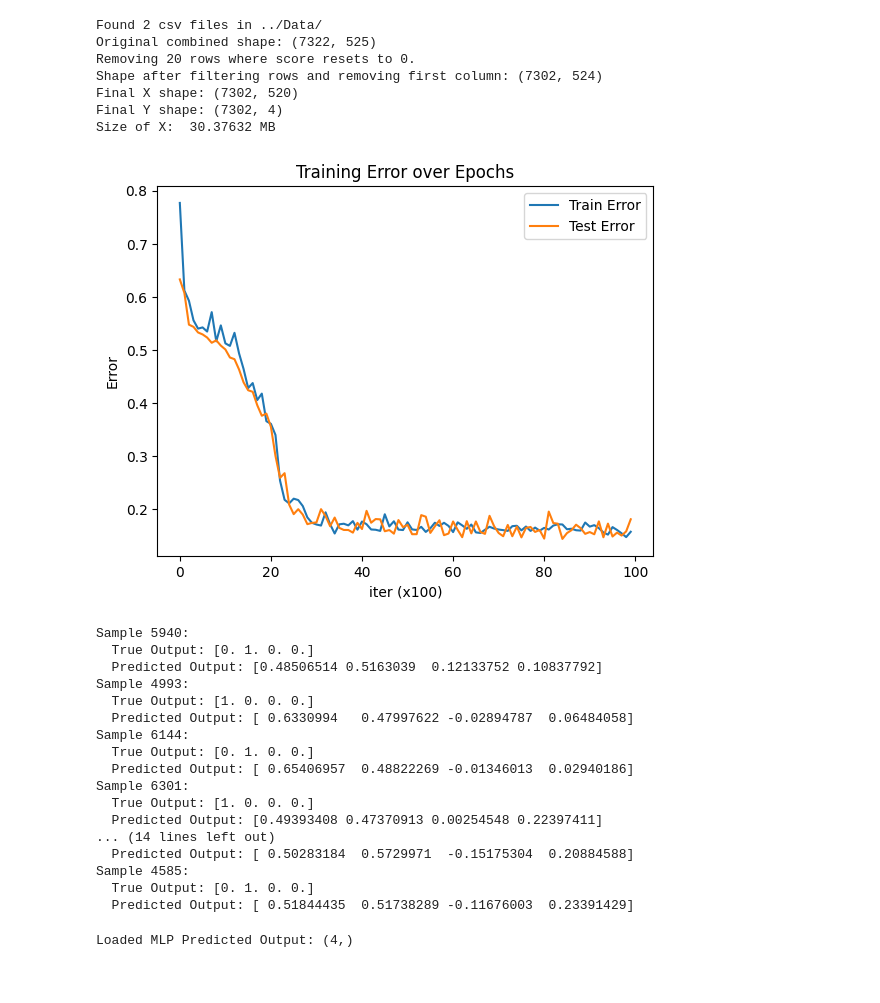
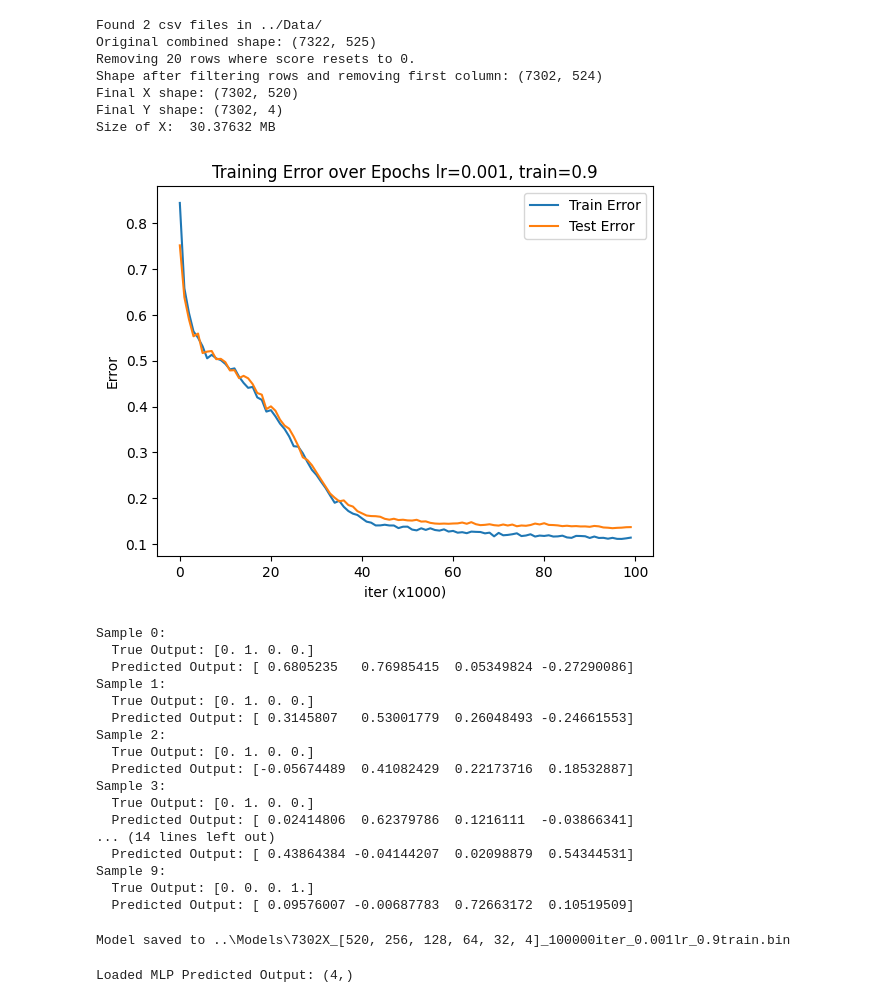
Before and after one commit to xaxam2001/Snake, a Jupyter notebook: python-test-folder/Game Model Training.ipynb, the cells around one changed output. Cells and saved outputs as stored; diff of their text form; code cells hidden in the pictures.

Commit message:
Reprocessing data, to avoid training on 0,0,0,0 output case

```diff
--- a/python-test-folder/Game Model Training.ipynb
+++ b/python-test-folder/Game Model Training.ipynb
@@ -14,7 +14,6 @@ importlib.reload(ML_lib)
 # %% [markdown]
 # Loading CSV data
 # %%
-
 def load_and_preprocess_data(data_path):
     # iterate over all the csv files in the data_path, remove the header and combine them into one np.array
     data_files = [f for f in os.listdir(data_path) if f.endswith('.csv')]
@@ -30,6 +29,26 @@ def load_and_preprocess_data(data_path):
                 # Ensure 2D array even if single line
                 if len(data.shape) == 1:
                     data = data.reshape(1, -1)
+
+                # ============================================================
+                # DATA FIX: Impute 'No Input' ([0,0,0,0]) with Last Direction
+                # ============================================================
+                # We assume the last 4 columns are the One-Hot direction [Up, Right, Down, Left]
+                # Default to [0, 1, 0, 0] (Right), the game starts with no input
+                last_action = np.array([0, 1, 0, 0], dtype=data.dtype)
+
+                for i in range(len(data)):
+                    # Check the last 4 columns (targets)
+                    current_y = data[i, -4:]
+
+                    # If sum is 0, it means no key was pressed -> Snake continues previous direction
+                    if np.sum(current_y) == 0:
+                        data[i, -4:] = last_action
+                    else:
+                        # New input found, update the last known action
+                        last_action = current_y
+                # ============================================================
+
                 data_list.append(data)
         except Exception as e:
             print(f"Error loading {file}: {e}")
@@ -81,21 +100,25 @@ Shape after filtering rows and removing first column: (7302, 524)
 Final X shape: (7302, 520)
 Final Y shape: (7302, 4)
 Size of X:  30.37632 MB
+# %%
+NPL = [520, 256, 128, 64, 32, 4]
 # %%
-mlp = ML_lib.MLP([520, 256, 128, 64, 32, 4], True)
+mlp = ML_lib.MLP(NPL, True)
 
-num_iter = 10_000
+num_iter = 100_000
 error_list_size = 100
+lr = 0.001
+train_proportion = 0.9
 
-train_err, test_err = mlp.train(X.T, Y.T, num_iter = num_iter, lr=0.01,
-                            train_proportion=0.9, error_list_size=error_list_size)
+train_err, test_err = mlp.train(X.T, Y.T, num_iter = num_iter, lr=lr,
+                            train_proportion=train_proportion, error_list_size=error_list_size)
 
 plt.plot(train_err, label="Train Error")
 plt.plot(test_err, label="Test Error")
 plt.xlabel(f"iter (x{num_iter//error_list_size})")
 plt.ylabel("Error")
-plt.title("Training Error over Epochs")
+plt.title(f"Training Error over Epochs lr={lr}, train={train_proportion}")
 plt.legend()
 plt.show()
 # %% [output]
-[figure, old version]
+[figure, new version]
@@ -104,7 +125,6 @@ mlp.save("..\\Models\\7302X_520+256+128+64+32+4_10kiter_0.01lr_0.9train.bin")
 # %%
 # Predict 10 random samples from X and print them and the corresponding Y
-for _ in range(10):
-    idx = np.random.randint(0, X.shape[0])
+for idx in range(10):
     x_sample = X[idx, :].reshape(-1, 1)
     y_true = Y[idx, :].reshape(-1, 1)
     y_pred = mlp.predict(x_sample)
@@ -112,23 +132,29 @@ for _ in range(10):
     print(f"  True Output: {y_true.ravel()}")
     print(f"  Predicted Output: {y_pred.ravel()}")
 # %% [output]
-Sample 5940:
+Sample 0:
   True Output: [0. 1. 0. 0.]
-  Predicted Output: [0.48506514 0.5163039  0.12133752 0.10837792]
-Sample 4993:
-  True Output: [1. 0. 0. 0.]
-  Predicted Output: [ 0.6330994   0.47997622 -0.02894787  0.06484058]
-Sample 6144:
+  Predicted Output: [ 0.6805235   0.76985415  0.05349824 -0.27290086]
+Sample 1:
   True Output: [0. 1. 0. 0.]
-  Predicted Output: [ 0.65406957  0.48822269 -0.01346013  0.02940186]
-Sample 6301:
-  True Output: [1. 0. 0. 0.]
-  Predicted Output: [0.49393408 0.47370913 0.00254548 0.22397411]
+  Predicted Output: [ 0.3145807   0.53001779  0.26048493 -0.24661553]
+Sample 2:
+  True Output: [0. 1. 0. 0.]
+  Predicted Output: [-0.05674489  0.41082429  0.22173716  0.18532887]
+Sample 3:
+  True Output: [0. 1. 0. 0.]
+  Predicted Output: [ 0.02414806  0.62379786  0.1216111  -0.03866341]
 ... (14 lines left out)
-  Predicted Output: [ 0.50283184  0.5729971  -0.15175304  0.20884588]
-Sample 4585:
-  True Output: [0. 1. 0. 0.]
-  Predicted Output: [ 0.51844435  0.51738289 -0.11676003  0.23391429]
+  Predicted Output: [ 0.43864384 -0.04144207  0.02098879  0.54344531]
+Sample 9:
+  True Output: [0. 0. 0. 1.]
+  Predicted Output: [ 0.09576007 -0.00687783  0.72663172  0.10519509]
+# %%
+path = f"..\\Models\\{X.shape[0]}X_{NPL}_{num_iter}iter_{lr}lr_{train_proportion}train.bin"
+mlp.save(path)
+print(f"Model saved to {path}")
+# %% [output]
+Model saved to ..\Models\7302X_[520, 256, 128, 64, 32, 4]_100000iter_0.001lr_0.9train.bin
 # %%
 loaded_mlp = ML_lib.MLP.load("..\\Models\\7302X_520+256+128+64+32+4_10kiter_0.01lr_0.9train.bin")
 loaded_mlp_predict = loaded_mlp.predict(x_sample)
```
Also changed, not shown: parts of 2 cells of this notebook, 13 other files.
